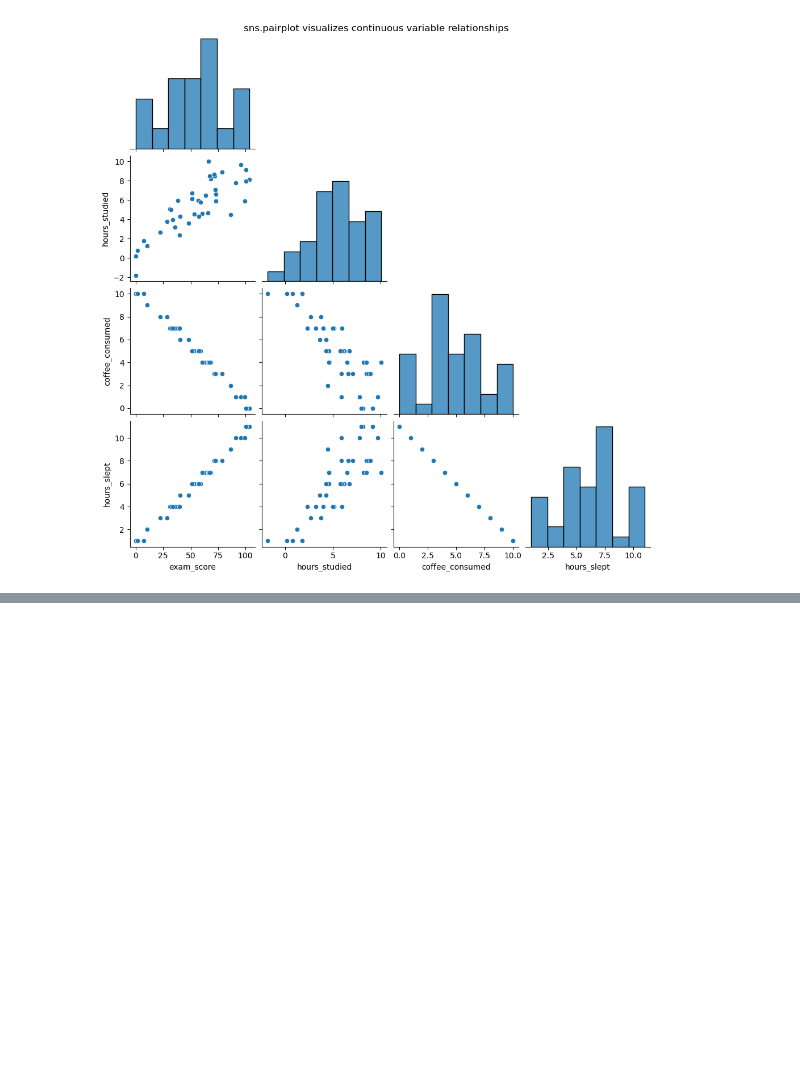
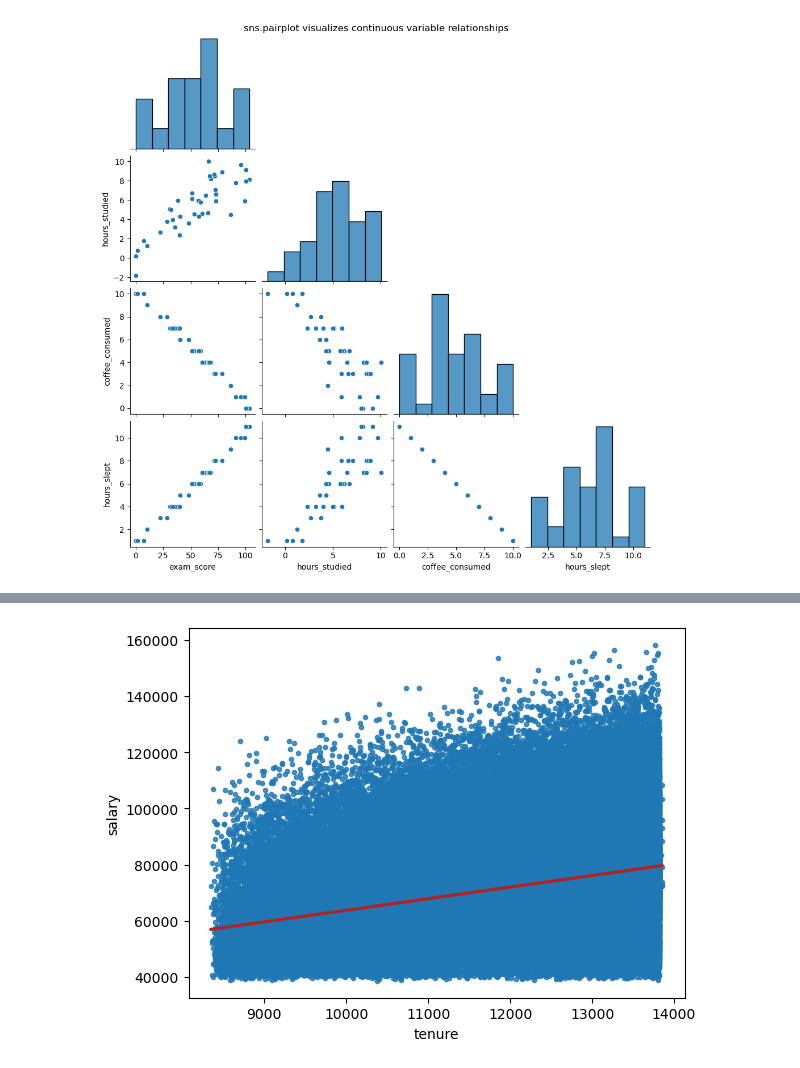
Before and after one commit to jorgellopez38/statistics-exercises, a Jupyter notebook: Hypothesis_testing.ipynb, the cells around one changed output, grey strips where cells are left out. Saved outputs shown, nothing was run; the diff lists cells and outputs as text; code cells hidden in the pictures; blank space fills up the shorter version.

```diff
--- a/Hypothesis_testing.ipynb
+++ b/Hypothesis_testing.ipynb
@@ -691,0 +1020,17 @@ conf_interval = .95 # desired confidence interval
+# %%
+import env
+import os
+
+# create the url variable (string) with my username, password and host inserted
+url = f'mysql+pymysql://{env.username}:{env.password}@{env.host}/employees'
+# %%
+query = '''
+SELECT *
+FROM employees
+JOIN salaries USING (emp_no)
+WHERE to_date = '9999-01-01';
+'''
+# %%
+
+employees_df = pd.read_sql(query, url)
+employees_df.info()
@@ -691,0 +1068,17 @@ conf_interval = .95 # desired confidence interval
+# %%
+alpha = 0.05
+
+# select our data
+employees_df['tenure'] = pd.to_datetime('today') - pd.to_datetime(employees_df.hire_date)
+
+employees_df['tenure'] = employees_df.tenure.astype('str').str.split(' ', expand=True)[0].astype('int')
+
+# employees_df.info()
+tenure_df = employees_df[['tenure', 'salary']]
+
+# plot the data
+
+sns.regplot(x='tenure', y='salary', data=tenure_df, marker= '.', line_kws=({'color': 'firebrick'}))
+plt.show()
+# %% [output]
+[figure, added]
```
Also changed, not shown: parts of 65 cells of this notebook.
